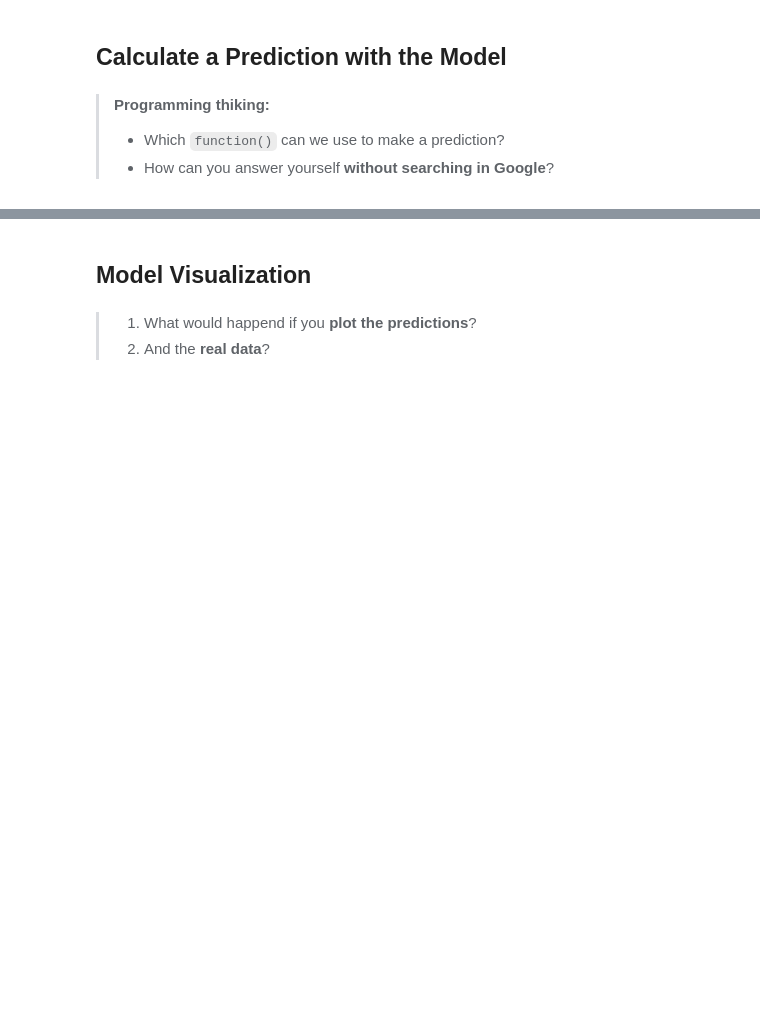
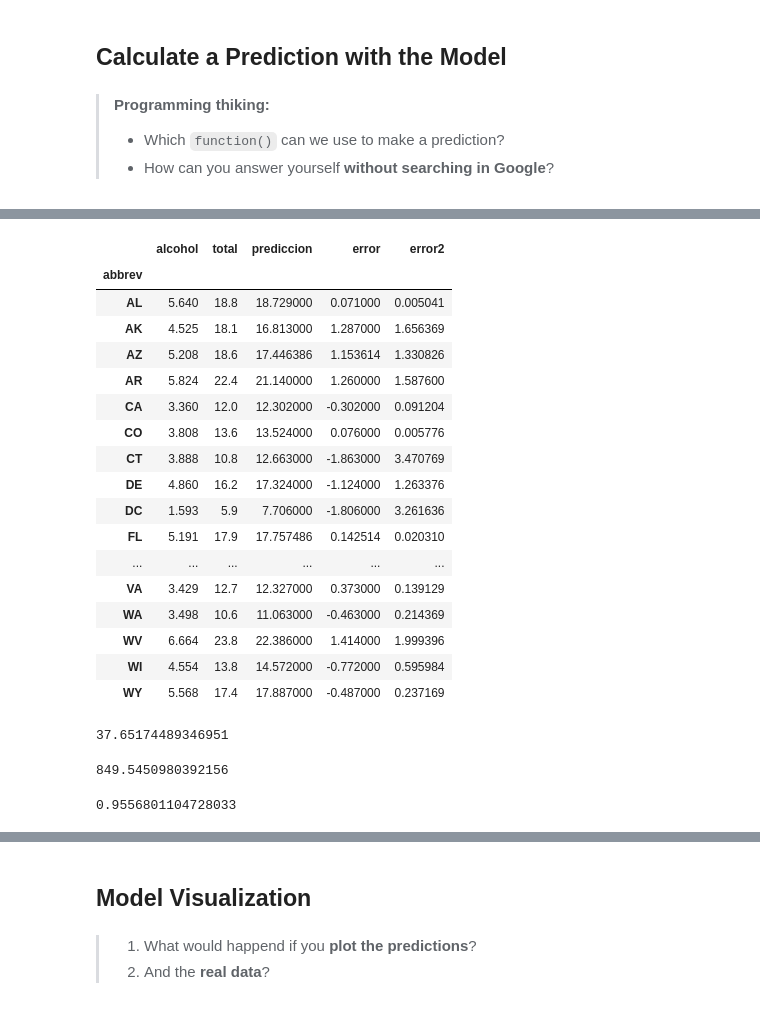
Before and after one commit to martgn/resolving-python-data-science, a Jupyter notebook: II Machine Learning & Deep Learning/01_Machine Learning & Linear Regression/01session_machine-learning-linear-regression.ipynb, the cells around one changed output, grey strips where cells are left out. Drawn from its saved outputs; the diff is of its cells as text; code cells hidden in the pictures; blank space fills up the shorter version.

```diff
--- a/II Machine Learning & Deep Learning/01_Machine Learning & Linear Regression/01session_machine-learning-linear-regression.ipynb
+++ b/II Machine Learning & Deep Learning/01_Machine Learning & Linear Regression/01session_machine-learning-linear-regression.ipynb
@@ -142,0 +352,4 @@ An Example where It Fails → [Tesla Confuses Moon with Semaphore](https://twitt
+# %%
+dfsel=df[['alcohol','total']].copy()
+# %%
+dfsel['prediccion']=model.predict(df[['alcohol']])
@@ -142,0 +397,2 @@ An Example where It Fails → [Tesla Confuses Moon with Semaphore](https://twitt
+# %%
+dfsel['error']=dfsel.total-dfsel.prediccion
@@ -142,0 +440,23 @@ An Example where It Fails → [Tesla Confuses Moon with Semaphore](https://twitt
+# %%
+dfsel['error2']=dfsel.error**2
+# %%
+dfsel
+# %% [output]
+|  | alcohol | total | prediccion | error | error2 |
+| abbrev |  |  |  |  |  |
+| AL | 5.640 | 18.8 | 18.729000 | 0.071000 | 0.005041 |
+| AK | 4.525 | 18.1 | 16.813000 | 1.287000 | 1.656369 |
+| AZ | 5.208 | 18.6 | 17.446386 | 1.153614 | 1.330826 |
+| AR | 5.824 | 22.4 | 21.140000 | 1.260000 | 1.587600 |
+| CA | 3.360 | 12.0 | 12.302000 | -0.302000 | 0.091204 |
+| CO | 3.808 | 13.6 | 13.524000 | 0.076000 | 0.005776 |
+| CT | 3.888 | 10.8 | 12.663000 | -1.863000 | 3.470769 |
+| DE | 4.860 | 16.2 | 17.324000 | -1.124000 | 1.263376 |
+| DC | 1.593 | 5.9 | 7.706000 | -1.806000 | 3.261636 |
+| FL | 5.191 | 17.9 | 17.757486 | 0.142514 | 0.020310 |
+| ... | ... | ... | ... | ... | ... |
+| VA | 3.429 | 12.7 | 12.327000 | 0.373000 | 0.139129 |
+| WA | 3.498 | 10.6 | 11.063000 | -0.463000 | 0.214369 |
+| WV | 6.664 | 23.8 | 22.386000 | 1.414000 | 1.999396 |
+| WI | 4.554 | 13.8 | 14.572000 | -0.772000 | 0.595984 |
+| WY | 5.568 | 17.4 | 17.887000 | -0.487000 | 0.237169 |
@@ -142,0 +465,4 @@ An Example where It Fails → [Tesla Confuses Moon with Semaphore](https://twitt
+# %%
+rss
+# %% [output]
+37.65174489346951
@@ -142,0 +471,8 @@ An Example where It Fails → [Tesla Confuses Moon with Semaphore](https://twitt
+# %%
+tss
+# %% [output]
+849.5450980392156
+# %%
+1-rss/tss
+# %% [output]
+0.9556801104728033
```
Also changed, not shown: parts of 38 cells of this notebook.
